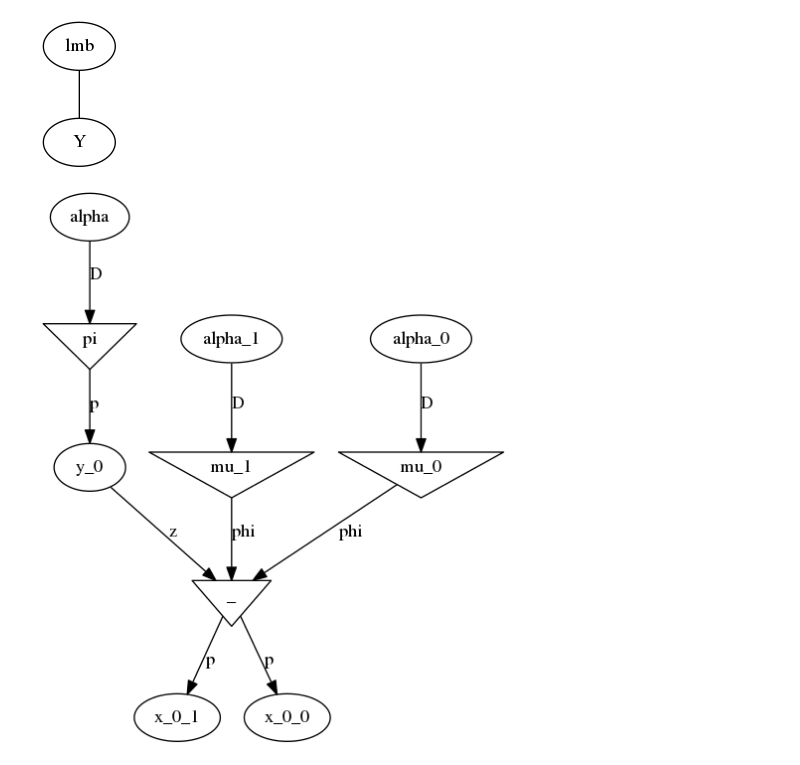
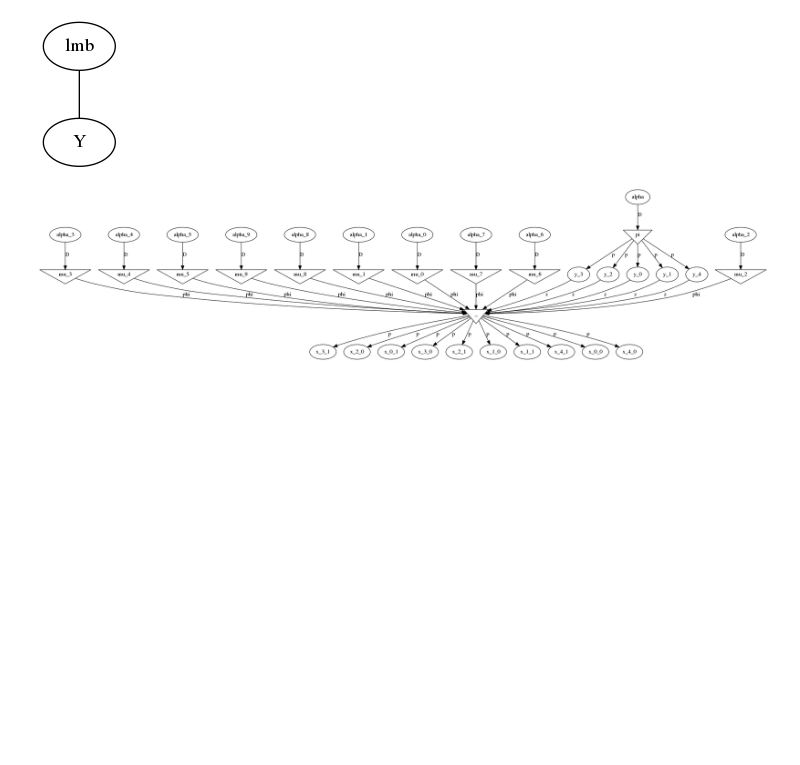
Before and after one commit to harvard-ml-courses/cs281-demos, a Jupyter notebook: DGM.ipynb, the cells around one changed output. Cells and saved outputs as stored; diff of their text form; code cells hidden in the pictures; blank space fills up the shorter version.

```diff
--- a/DGM.ipynb
+++ b/DGM.ipynb
@@ -23,47 +23,51 @@ viewPydot(pc.graph.moral_graph(m))
 # %%
 import numpy as np
 import random as rn
-K = 2
 
+
+# number of classes
+K = 10
+
+# number of features
 V = 2
 
-D = 1
+# number of points
+D = 5
 
-#array([1, 1, 1, ..., 1]) K times
+# prior on class dist
 alpha = np.ones(K)
 
-#array([1, 1, 1, ..., 1]) V times
+# prior on feature dist
 beta = np.ones(V)
 
-#array containing the information about doc length in our collection
-Nd = [2]
+Nd = [2]*5
 
-#word distribution for each topic
+
+
+pi = pc.CompletedDirichlet("pi",
+                               pc.Dirichlet("alpha", theta=alpha))
+
 phi = pc.Container([pc.CompletedDirichlet("mu_%i" % k,
                       pc.Dirichlet("alpha_%i" % k, theta=beta))
            for k in range(K)])
 
-#topic distribution in the collection
-theta = pc.CompletedDirichlet("pi",
-                               pc.Dirichlet("alpha", theta=alpha))
-
 #for each document, draw a topic z_m
-z = pc.Container([pc.Categorical("y_%i" % d,
-                                  p = theta,
+y = pc.Container([pc.Categorical("y_%i" % d,
+                                  p = pi,
                                   value = rn.randint(0,K-1))
                   for d in range(D)])
 
 #for each document, draw words, based on topic z_m
 w = pc.Container([pc.Categorical("x_%i_%i" % (d,i),
                                   p = pc.Lambda("_",
-                                                lambda z=z[d], phi=phi : phi[z]),
+                                                lambda z=y[d], phi=phi : phi[z]),
                                   #value=collection[d][i],
                                   observed=False)
                   for d in range(D) for i in range(Nd[d])])
 
 
-model = pc.Model([theta, phi, z, w])
+model = pc.Model([pi, phi, z, w])
 # %%
-viewPydot(mc.graph.dag(model))
+viewPydot(pc.graph.dag(model))
 # %% [output]
-[figure, old version]
+[figure, new version]
```
Also changed, not shown: 6 other files.
